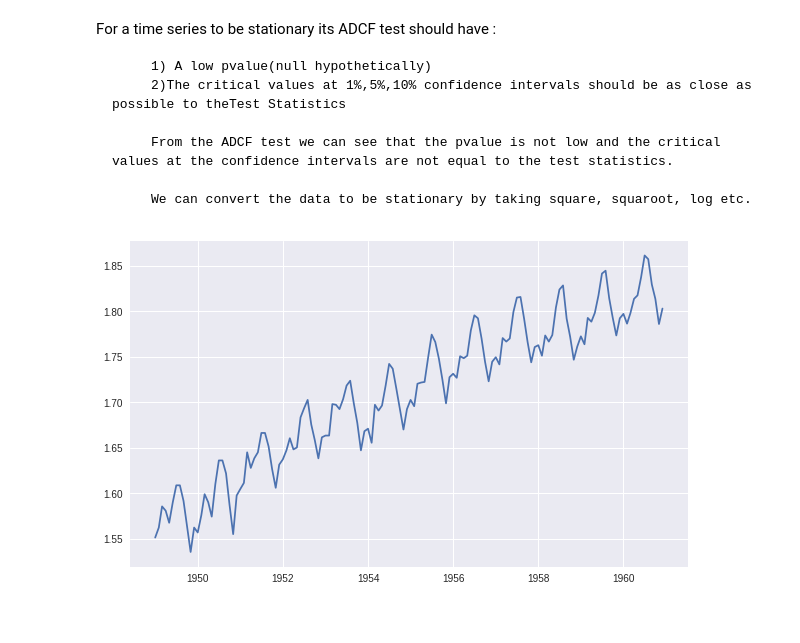
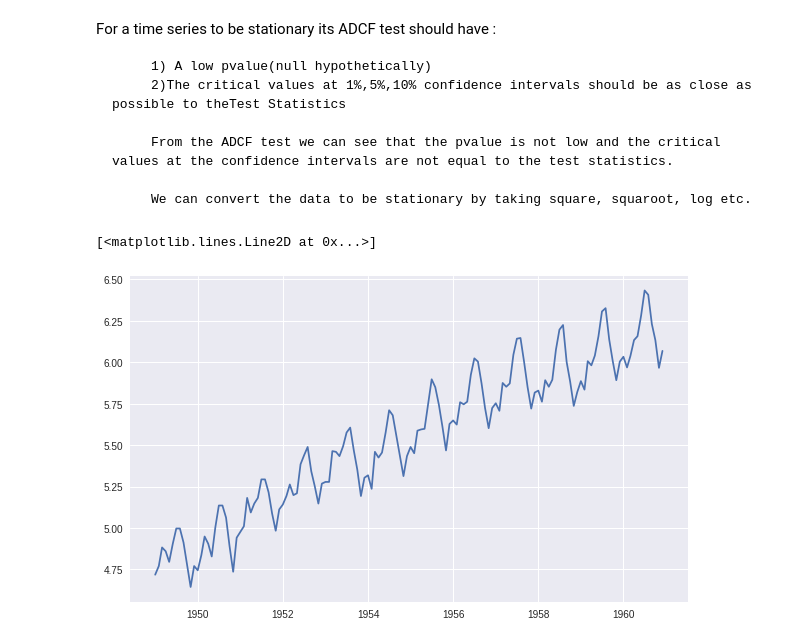
Before and after one commit to Damntoochill/Learning-ML, a Jupyter notebook: Air_Passengers_Prediction.ipynb, the cells around one changed output. Cells and saved outputs as stored; diff of their text form; code cells hidden in the pictures.

```diff
--- a/Air_Passengers_Prediction.ipynb
+++ b/Air_Passengers_Prediction.ipynb
@@ -92,10 +114,3 @@ For a time series to be stationary its ADCF test should have :
          From the ADCF test we can see that the pvalue is not low and the critical values at the confidence intervals are not equal to the test statistics.
 
          We can convert the data to be stationary by taking square, squaroot, log etc.
-# %%
-#log transformation
-dataset['#Passengers']  = np.log(dataset['#Passengers'])
-plt.plot(dataset)
-plt.show()
-# %% [output]
-[figure, removed]
@@ -104,0 +117,9 @@ rolmean =
+# %%
+
+
+#Estimating trend
+indexedDataset_logScale = np.log(indexedDataset)
+plt.plot(indexedDataset_logScale)
+# %% [output]
+[<matplotlib.lines.Line2D at 0x...>]
+[figure, added]
```
Also changed, not shown: parts of 36 cells of this notebook.
